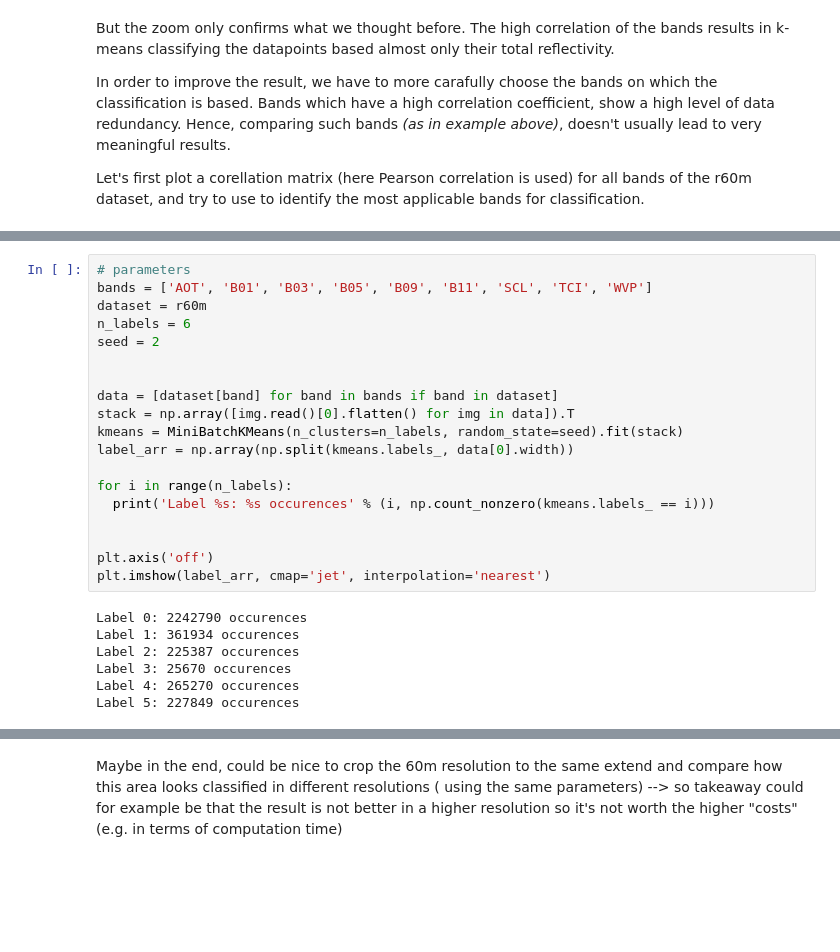
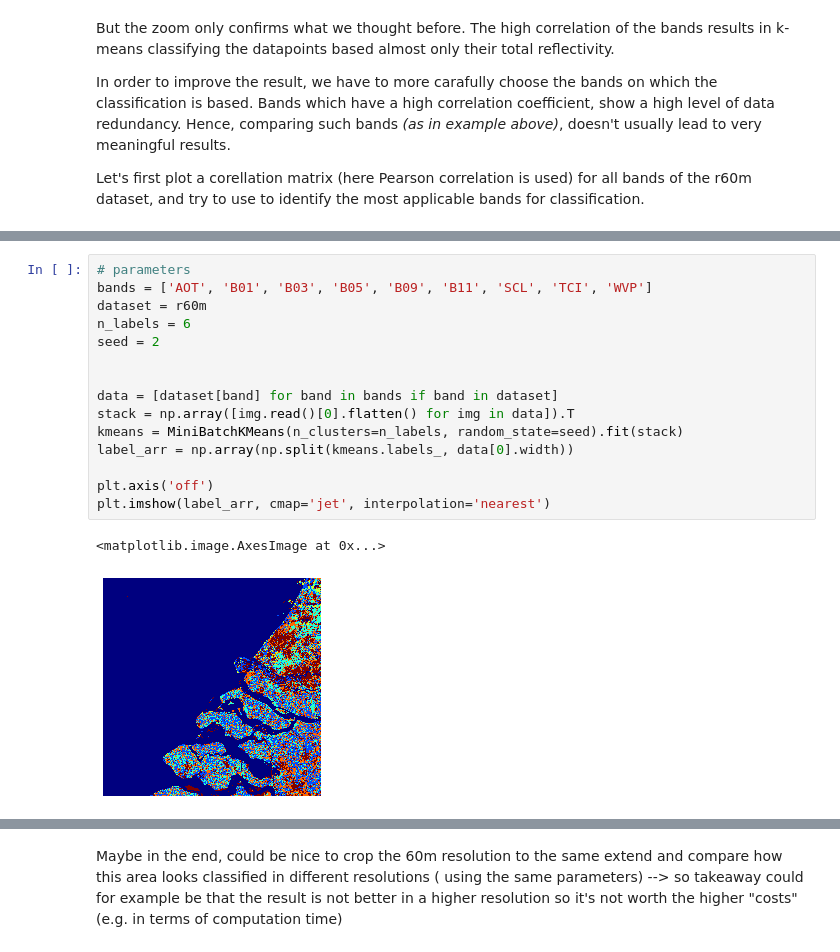
Before and after one commit to ondrej-vesely/GEO1001-hw2, a Jupyter notebook: hw2.ipynb, the cells around one changed output, grey strips where cells are left out. Drawn from its saved outputs; the diff is of its cells as text; blank space fills up the shorter version.

```diff
--- a/hw2.ipynb
+++ b/hw2.ipynb
@@ -169,26 +182,18 @@ Lets try bands.
 # %%
 # parameters
 bands = ['AOT', 'B01', 'B03', 'B05', 'B09', 'B11', 'SCL', 'TCI', 'WVP']
 dataset = r60m
 n_labels = 6
 seed = 2
 
 
 data = [dataset[band] for band in bands if band in dataset]
 stack = np.array([img.read()[0].flatten() for img in data]).T
 kmeans = MiniBatchKMeans(n_clusters=n_labels, random_state=seed).fit(stack)
 label_arr = np.array(np.split(kmeans.labels_, data[0].width))
 
-for i in range(n_labels):
-  print('Label %s: %s occurences' % (i, np.count_nonzero(kmeans.labels_ == i)))
-
-
 plt.axis('off')
 plt.imshow(label_arr, cmap='jet', interpolation='nearest')
 # %% [output]
-Label 0: 2242790 occurences
-Label 1: 361934 occurences
-Label 2: 225387 occurences
-Label 3: 25670 occurences
-Label 4: 265270 occurences
-Label 5: 227849 occurences
+<matplotlib.image.AxesImage at 0x...>
+[figure, added]
```
Also changed, not shown: parts of 20 cells of this notebook.
